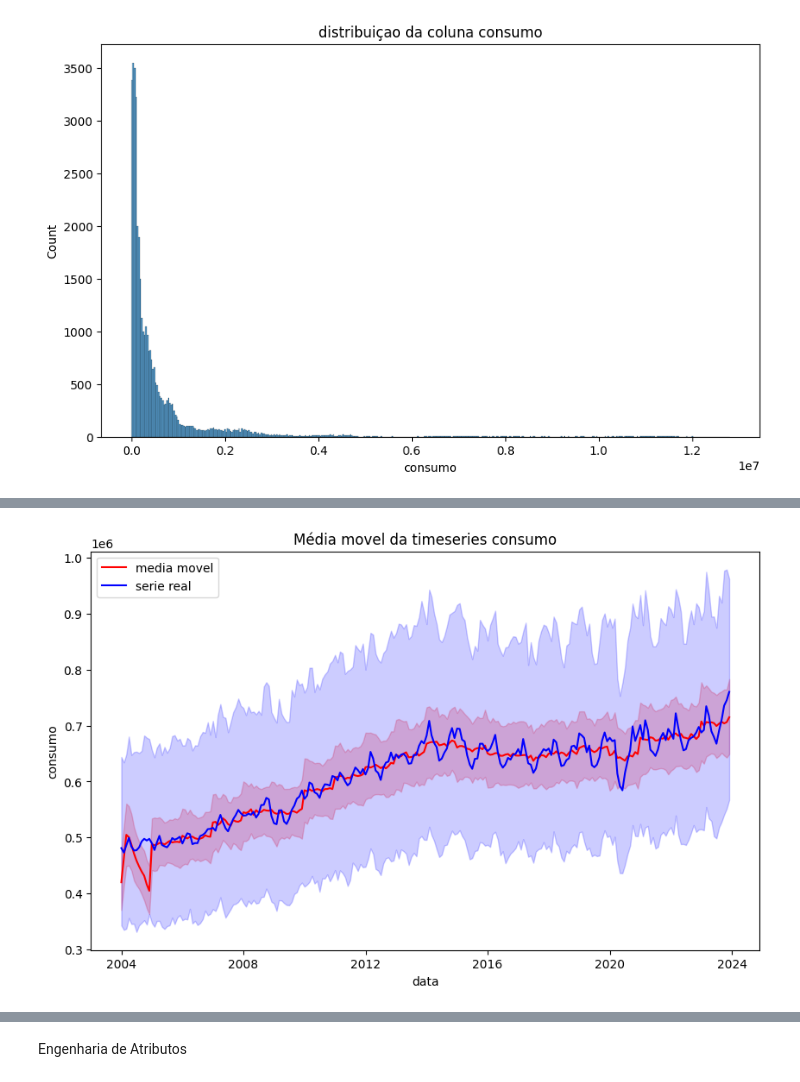
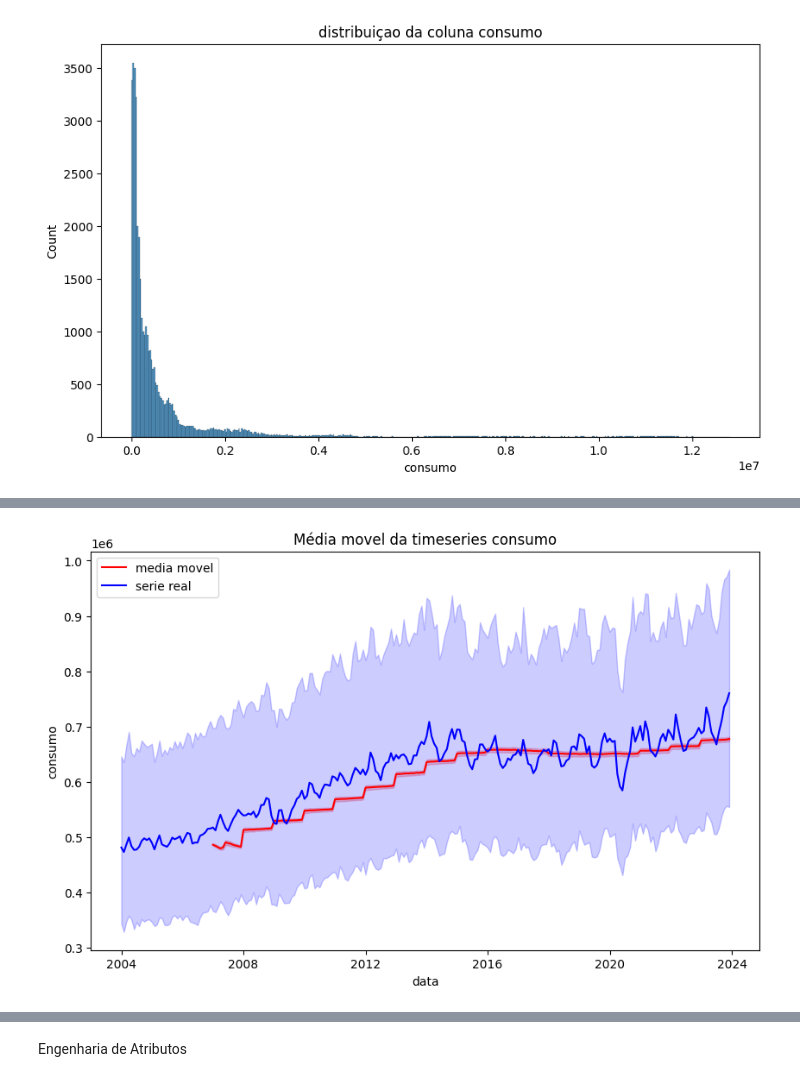
Before and after one commit to WesleySouza13/energy-consumption-forecast-br, a Jupyter notebook: Untitled-1.ipynb, the cells around one changed output, grey strips where cells are left out. Drawn from its saved outputs; the diff is of its cells as text; code cells hidden in the pictures.

```diff
--- a/Untitled-1.ipynb
+++ b/Untitled-1.ipynb
@@ -221,10 +222,10 @@ def m_avg(time_series, dias, nome_coluna):
     plt.legend(loc = 'best')
     plt.show()
 # %%
-#calculo de media movel em uma janela de 365 dias
-m_avg(time_series, 365, nome_coluna='consumo')
+#calculo de media movel em uma janela de 19 anos
+m_avg(time_series, 6935, nome_coluna='consumo')
 # %% [output]
-[figure, old version]
+[figure, new version]
 # %%
 #sazonalidade
 def sazonalidade(time_series):
```
Also changed, not shown: parts of 22 cells of this notebook.
